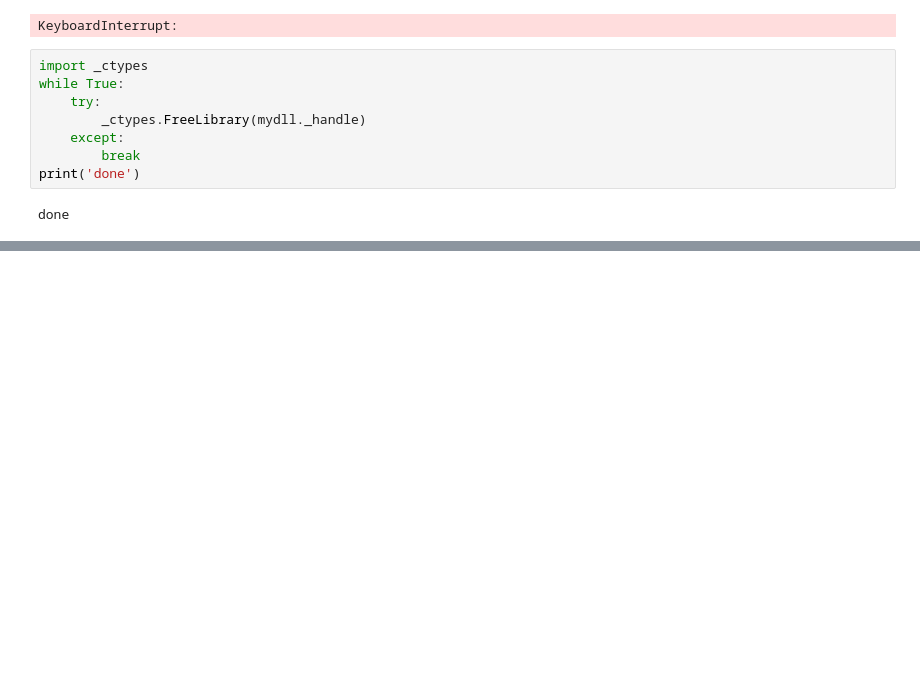
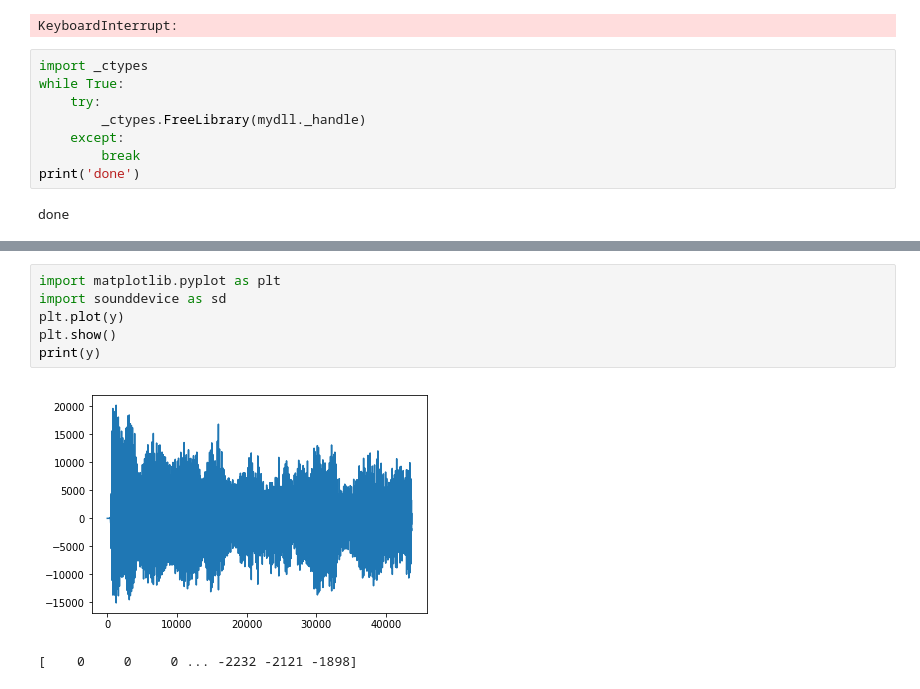
Before and after one commit to BeyondCloud/FUJI_Chorus, a Jupyter notebook: testc/fujiHarm.ipynb, the cells around one changed output, grey strips where cells are left out. Drawn from its saved outputs; the diff is of its cells as text; blank space fills up the shorter version.

```diff
--- a/testc/fujiHarm.ipynb
+++ b/testc/fujiHarm.ipynb
@@ -102,0 +140,9 @@ plt.show()
+# %%
+import matplotlib.pyplot as plt
+import sounddevice as sd
+plt.plot(y)
+plt.show()
+print(y)
+# %% [output]
+[figure, added]
+[    0     0     0 ... -2232 -2121 -1898]
```
Also changed, not shown: parts of 6 cells of this notebook, 2 other files.
